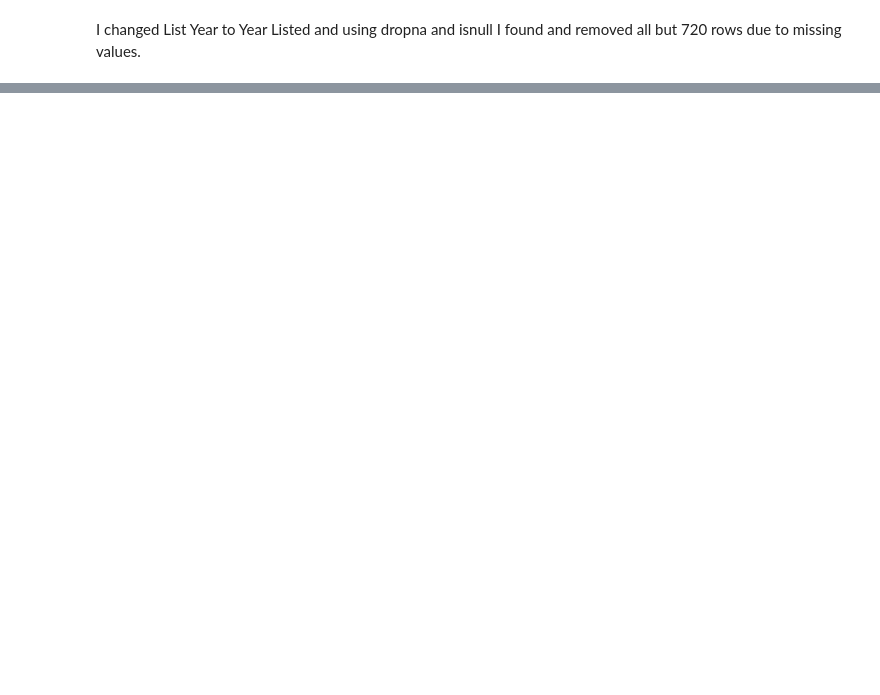
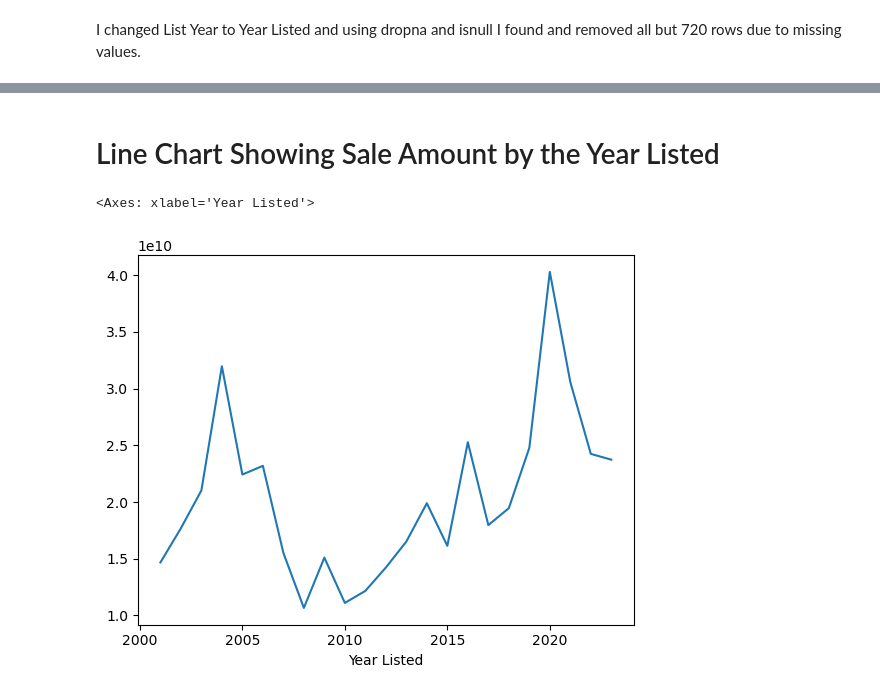
Before and after one commit to porte2ax/IA340-1, a Jupyter notebook: Lab2.ipynb, the cells around one changed output, grey strips where cells are left out. Saved outputs shown, nothing was run; the diff lists cells and outputs as text; code cells hidden in the pictures; blank space fills up the shorter version.

```diff
--- a/Lab2.ipynb
+++ b/Lab2.ipynb
@@ -135,0 +138,3 @@ df[(df['Year Listed']>= 2020)]
+# %%
+sum_sale_amount_by_year = df.groupby('Year Listed')['Sale Amount'].sum()
+sum_sale_amount_by_year.head()
@@ -135,0 +149,7 @@ df[(df['Year Listed']>= 2020)]
+# %% [markdown]
+# Line Chart Showing Sale Amount by the Year Listed
+# %%
+sum_sale_amount_by_year.plot()
+# %% [output]
+<Axes: xlabel='Year Listed'>
+[figure, added]
```
Also changed, not shown: parts of 9 cells of this notebook.
